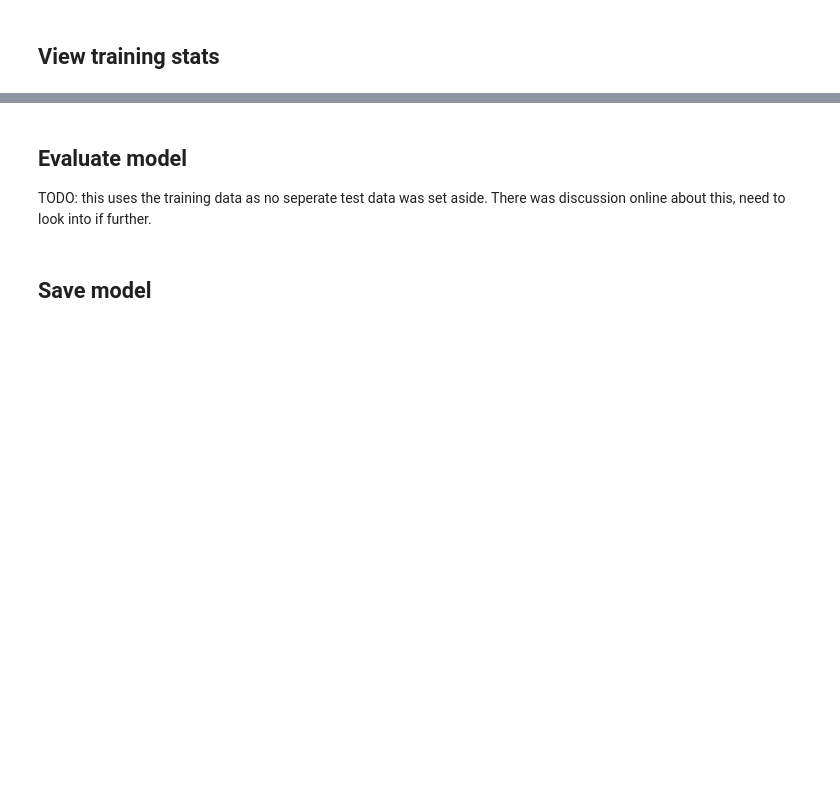
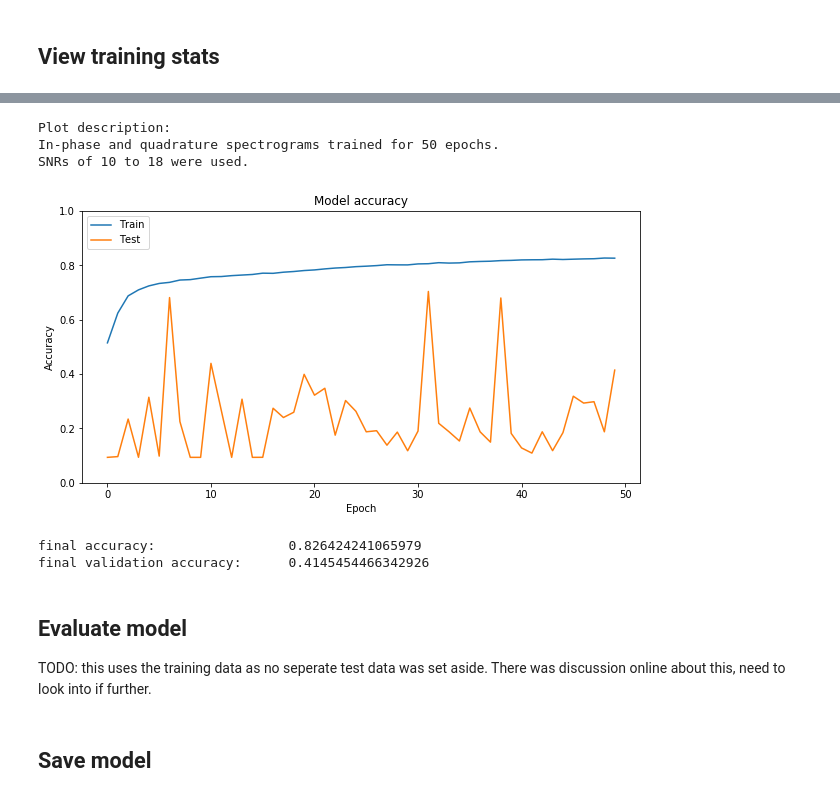
Before and after one commit to dfunni/complex-specgramCNN, a Jupyter notebook: notebooks/SpectrumCNN.ipynb, the cells around one changed output, grey strips where cells are left out. Saved outputs shown, nothing was run; the diff lists cells and outputs as text; code cells hidden in the pictures; blank space fills up the shorter version.

```diff
--- a/notebooks/SpectrumCNN.ipynb
+++ b/notebooks/SpectrumCNN.ipynb
@@ -170,3 +195,17 @@ plt.show()
+# %%
+desc = f"""
+In-phase and quadrature spectrograms trained for {len(history_IQ.history['accuracy'])} epochs.
+SNRs of 10 to 18 were used.
+"""
+
+viz.plot_historyory(history_IQ, desc)
+# %% [output]
+Plot description:
+In-phase and quadrature spectrograms trained for 50 epochs.
+SNRs of 10 to 18 were used.
+[figure, added]
+final accuracy:                 0.826424241065979
+final validation accuracy:      0.4145454466342926
 # %% [markdown]
 ## Evaluate model
 TODO: this uses the training data as no seperate test data was set aside. There was discussion online about this, need to look into if further.
```
Also changed, not shown: parts of 23 cells of this notebook, 1 other file.
